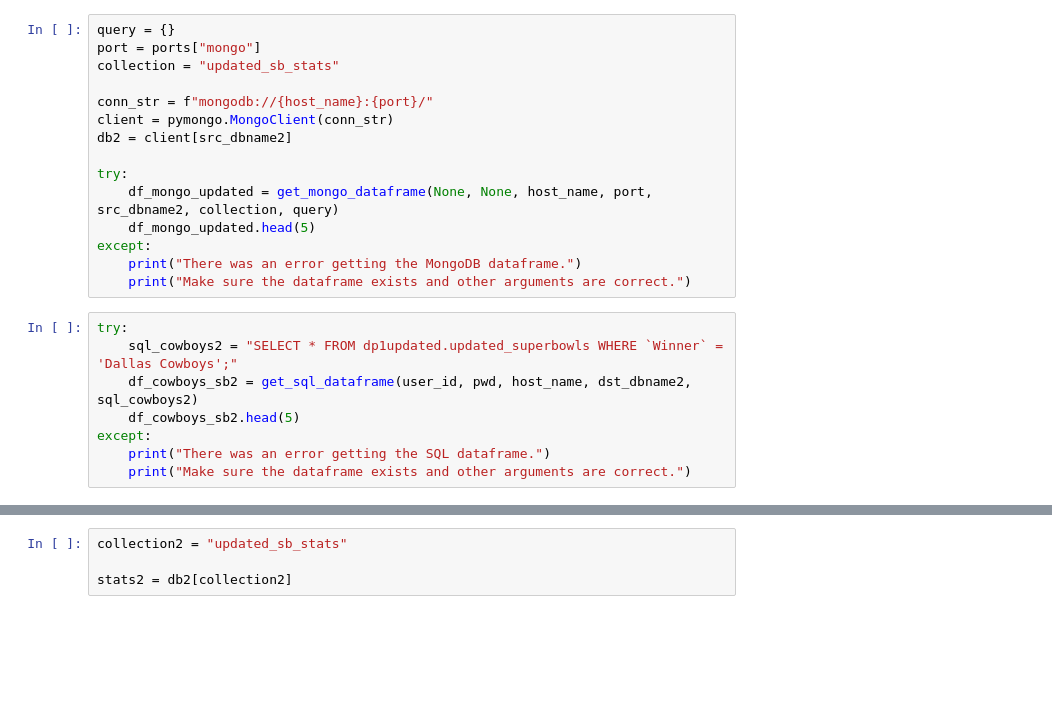
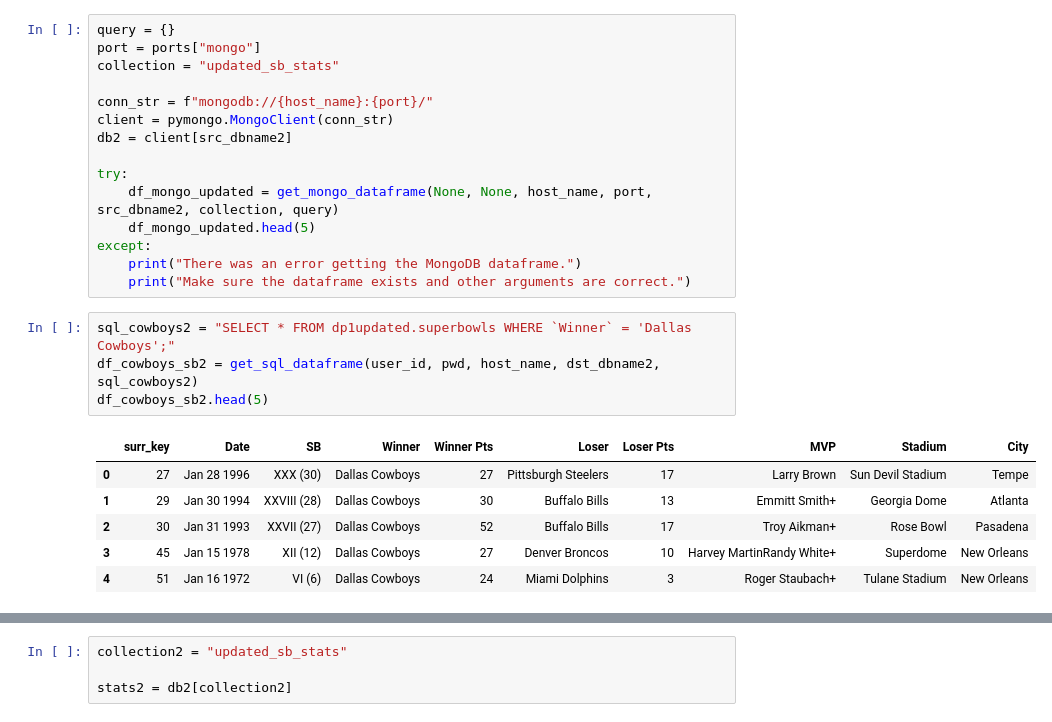
Before and after one commit to rpw6fx/DS3002DataProject1, a Jupyter notebook: Wood_DataProject1.ipynb, the cells around one changed output, grey strips where cells are left out. Drawn from its saved outputs; the diff is of its cells as text; blank space fills up the shorter version.

```diff
--- a/Wood_DataProject1.ipynb
+++ b/Wood_DataProject1.ipynb
@@ -300,12 +327,15 @@ except:
     print("There was an error getting the MongoDB dataframe.")
     print("Make sure the dataframe exists and other arguments are correct.")
 # %%
-try:
-    sql_cowboys2 = "SELECT * FROM dp1updated.updated_superbowls WHERE `Winner` = 'Dallas Cowboys';"
-    df_cowboys_sb2 = get_sql_dataframe(user_id, pwd, host_name, dst_dbname2, sql_cowboys2)
-    df_cowboys_sb2.head(5)
-except:
-    print("There was an error getting the SQL dataframe.")
-    print("Make sure the dataframe exists and other arguments are correct.")
+sql_cowboys2 = "SELECT * FROM dp1updated.superbowls WHERE `Winner` = 'Dallas Cowboys';"
+df_cowboys_sb2 = get_sql_dataframe(user_id, pwd, host_name, dst_dbname2, sql_cowboys2)
+df_cowboys_sb2.head(5)
+# %% [output]
+|  | surr_key | Date | SB | Winner | Winner Pts | Loser | Loser Pts | MVP | Stadium | City |
+| 0 | 27 | Jan 28 1996 | XXX (30) | Dallas Cowboys | 27 | Pittsburgh Steelers | 17 | Larry Brown | Sun Devil Stadium | Tempe |
+| 1 | 29 | Jan 30 1994 | XXVIII (28) | Dallas Cowboys | 30 | Buffalo Bills | 13 | Emmitt Smith+ | Georgia Dome | Atlanta |
+| 2 | 30 | Jan 31 1993 | XXVII (27) | Dallas Cowboys | 52 | Buffalo Bills | 17 | Troy Aikman+ | Rose Bowl | Pasadena |
+| 3 | 45 | Jan 15 1978 | XII (12) | Dallas Cowboys | 27 | Denver Broncos | 10 | Harvey MartinRandy White+ | Superdome | New Orleans |
+| 4 | 51 | Jan 16 1972 | VI (6) | Dallas Cowboys | 24 | Miami Dolphins | 3 | Roger Staubach+ | Tulane Stadium | New Orleans |
 # %%
 db2.list_collection_names()
```
Also changed, not shown: parts of 24 cells of this notebook.
